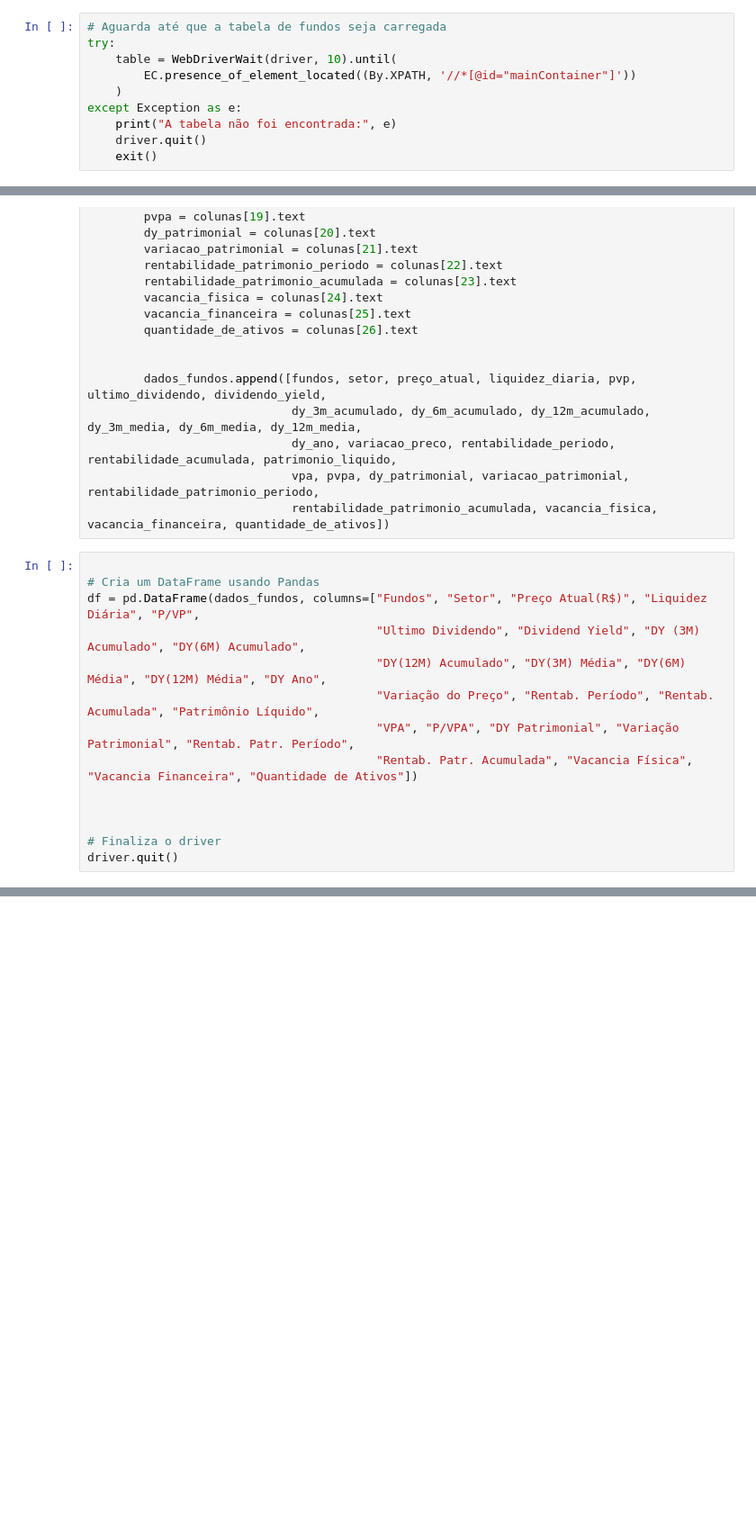
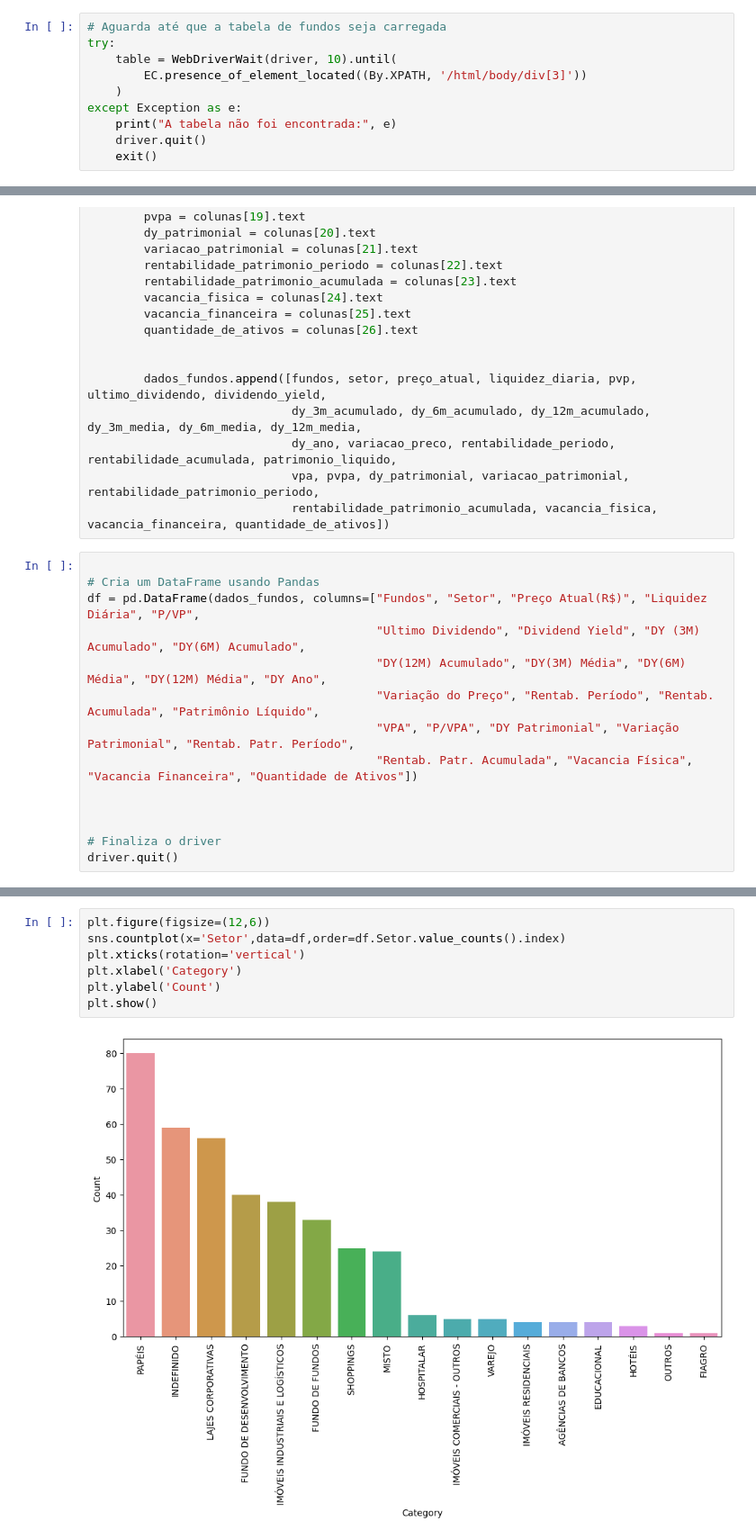
Before and after one commit to Riguini/Fundos-imobiliarios-FIIS-, a Jupyter notebook: FIIS.ipynb, the cells around one changed output, grey strips where cells are left out. Shown: that part at 90% size. Cells and saved outputs as stored; diff of their text form; blank space fills up the shorter version.

```diff
--- a/FIIS.ipynb
+++ b/FIIS.ipynb
@@ -21,7 +21,7 @@ driver.get(url_alvo)
 # Aguarda até que a tabela de fundos seja carregada
 try:
     table = WebDriverWait(driver, 10).until(
-        EC.presence_of_element_located((By.XPATH, '//*[@id="mainContainer"]'))
+        EC.presence_of_element_located((By.XPATH, '/html/body/div[3]'))
     )
 except Exception as e:
     print("A tabela não foi encontrada:", e)
@@ -139,0 +184,9 @@ Backtrace:
+# %%
+plt.figure(figsize=(12,6))
+sns.countplot(x='Setor',data=df,order=df.Setor.value_counts().index)
+plt.xticks(rotation='vertical')
+plt.xlabel('Category')
+plt.ylabel('Count')
+plt.show()
+# %% [output]
+[figure, added]
```
Also changed, not shown: parts of 9 cells of this notebook.
